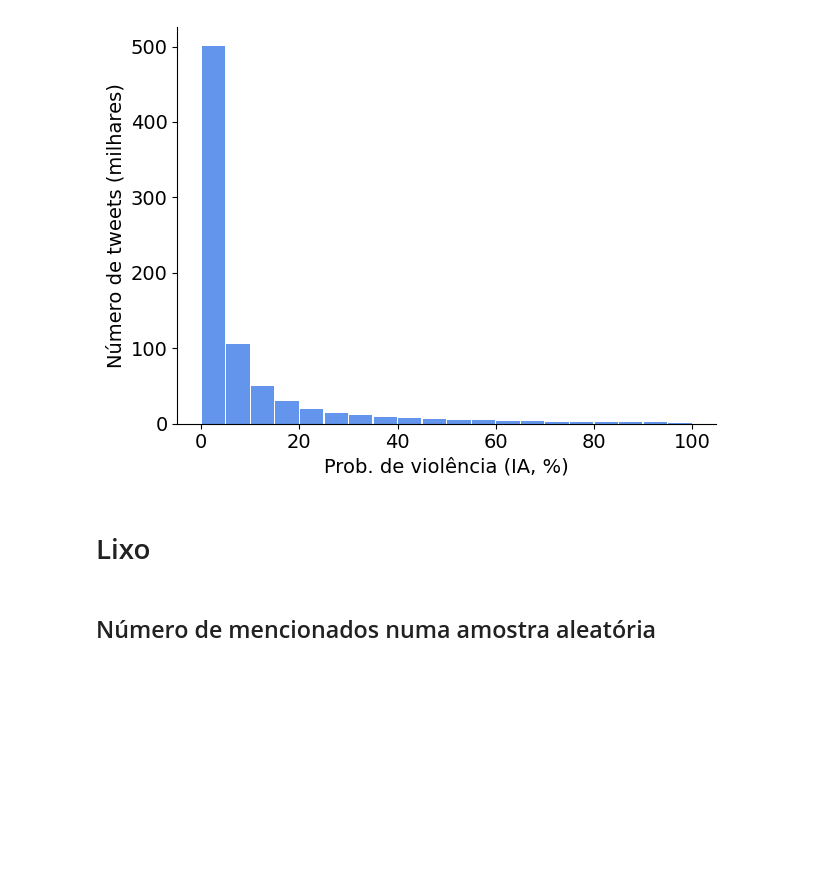
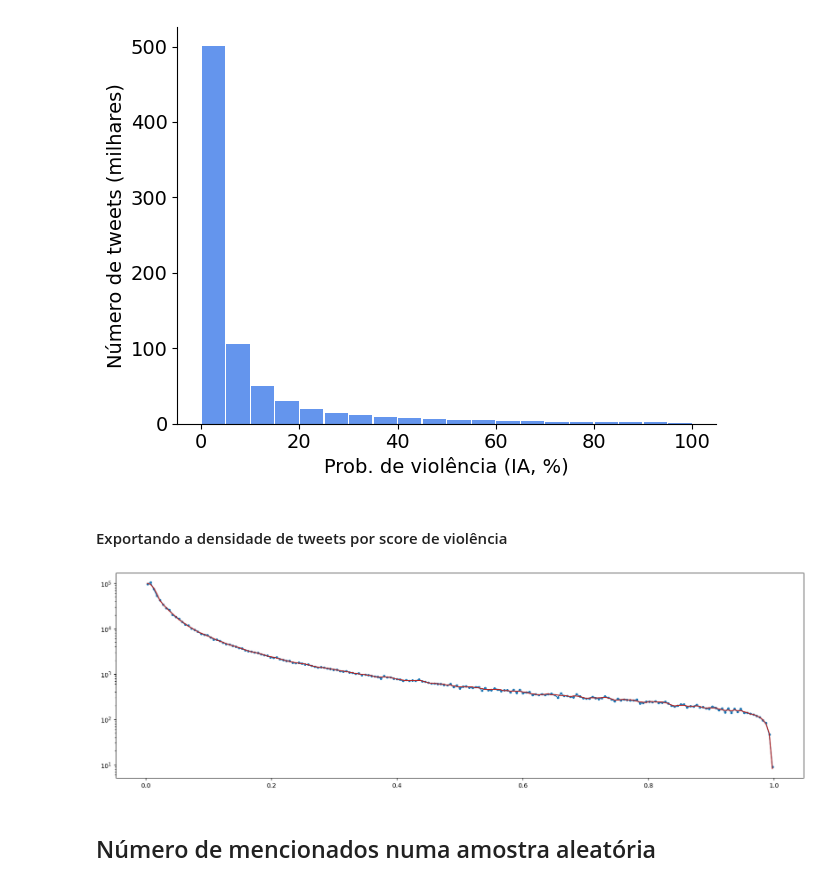
Before and after one commit to cewebbr/violentometro, a Jupyter notebook: analises/26_preparacao_amostras_tweets_para_anotacao.ipynb, the cells around one changed output. Cells and saved outputs as stored; diff of their text form; code cells hidden in the pictures; blank space fills up the shorter version.

```diff
--- a/analises/26_preparacao_amostras_tweets_para_anotacao.ipynb
+++ b/analises/26_preparacao_amostras_tweets_para_anotacao.ipynb
@@ -259,5 +260,5 @@ pl.tight_layout()
 pl.show()
 # %% [output]
 [figure]
-# %% [markdown]
-# Lixo
+# %% [markdown]
+#### Exportando a densidade de tweets por score de violência
@@ -263,0 +267,13 @@ pl.show()
+# %%
+edges = np.linspace(0, 1, 200)
+counts, edges = np.histogram(tweets_to_popular_df['hate_score'], bins=edges)
+smooth = savgol_filter(counts, 7, 3)
+center = (edges[1:] + edges[:-1]) / 2
+
+pl.figure(figsize=(20,6))
+pl.plot(center, counts, marker='.')
+pl.plot(center, smooth, color='firebrick')
+pl.yscale('log')
+pl.show()
+# %% [output]
+[figure, added]
```
Also changed, not shown: parts of 6 cells of this notebook.
